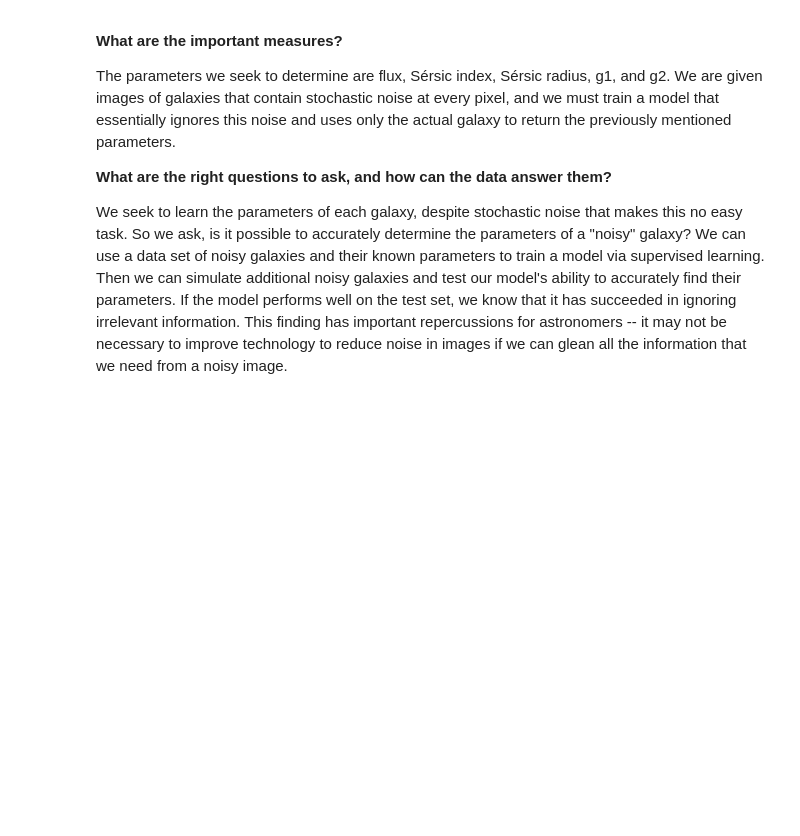
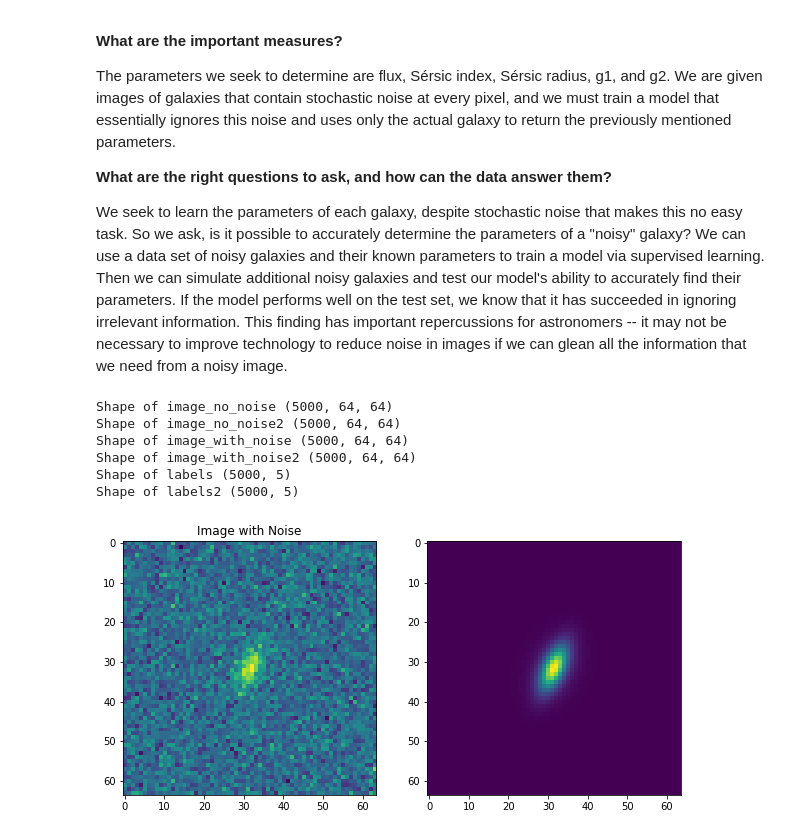
Before and after one commit to asanneh/CS109B_Final_Project_Group_35, a Jupyter notebook: CS109B_Final_Project_Group_35.ipynb, the cells around one changed output. Cells and saved outputs as stored; diff of their text form; code cells hidden in the pictures; blank space fills up the shorter version.

```diff
--- a/CS109B_Final_Project_Group_35.ipynb
+++ b/CS109B_Final_Project_Group_35.ipynb
@@ -179,2 +188,24 @@ from sklearn.metrics import r2_score
+# %%
+print(f'Shape of image_no_noise {image_no_noise.shape}')
+print(f'Shape of image_no_noise2 {image_no_noise2.shape}')
+print(f'Shape of image_with_noise {image_with_noise.shape}')
+print(f'Shape of image_with_noise2 {image_with_noise2.shape}')
+print(f'Shape of labels {labels.shape}')
+print(f'Shape of labels2 {labels2.shape}')
+# %% [output]
+Shape of image_no_noise (5000, 64, 64)
+Shape of image_no_noise2 (5000, 64, 64)
+Shape of image_with_noise (5000, 64, 64)
+Shape of image_with_noise2 (5000, 64, 64)
+Shape of labels (5000, 5)
+Shape of labels2 (5000, 5)
+# %%
+fig, ax = plt.subplots(1,2, figsize=(10,10))
+ax[0].imshow(image_with_noise2[0])
+ax[1].imshow(image_no_noise2[0])
+ax[0].set_title('Image with Noise')
+plt.show()
+# %% [output]
+[figure, added]
 # %%
 X_train, X_test, y_train, y_test = train_test_split(
```
Also changed, not shown: parts of 13 cells of this notebook.
